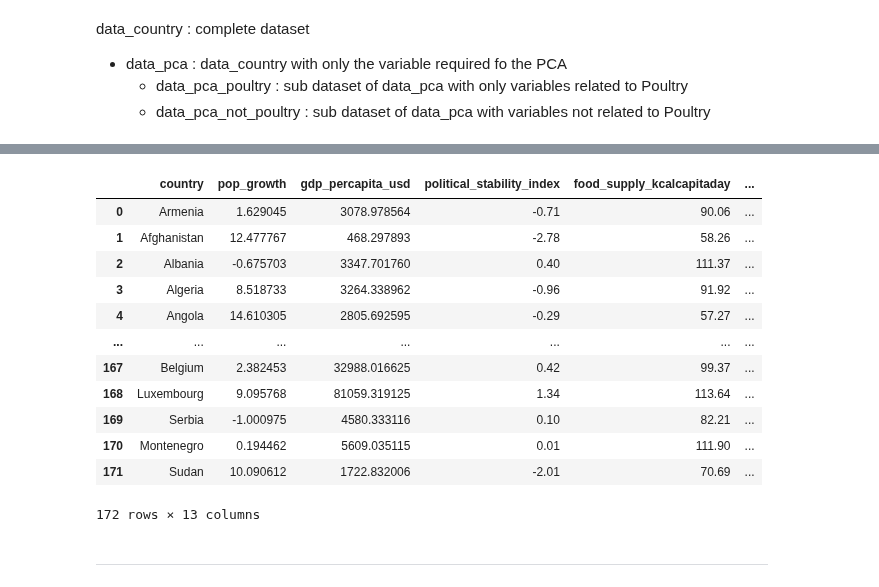
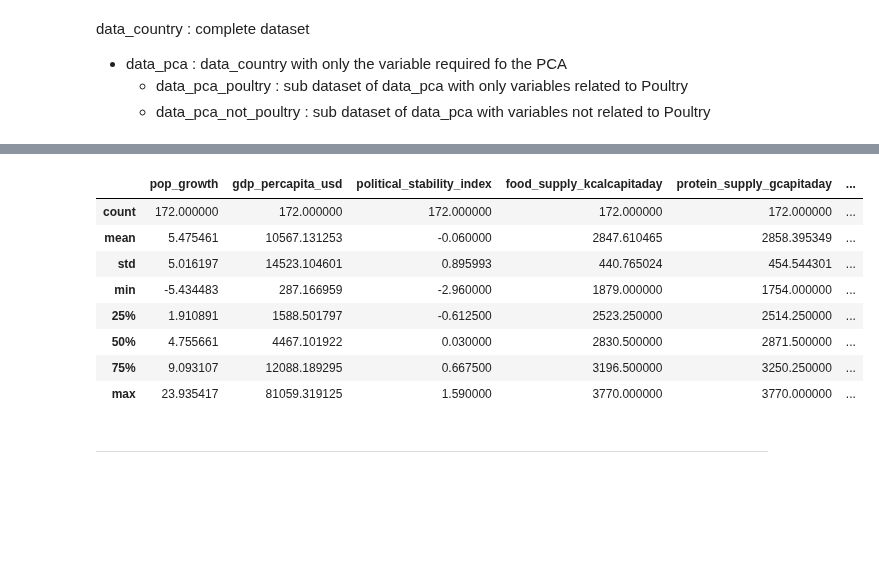
Before and after one commit to Michael-Orange/MarketStudy_ChickenExports_OC, a Jupyter notebook: P5_preparation.ipynb, the cells around one changed output, grey strips where cells are left out. Saved outputs shown, nothing was run; the diff lists cells and outputs as text; code cells hidden in the pictures; blank space fills up the shorter version.

```diff
--- a/P5_preparation.ipynb
+++ b/P5_preparation.ipynb
@@ -284,7 +279,7 @@ data_country.drop(['food_supply_kcalcapitaday_2013' , 'protein_supply_gcapitaday
        'protein_supply_animal_gcapitaday_2013',
        'protein_supply_animal_gcapitaday', 'protein_supply_animal_kg',
        'protein_supply_animal_kg_2013',
-       'protein_animal_over_protein_2013'], axis = 1, inplace=True)
+       'protein_animal_over_protein_2013',  'dom_supply_tons_2013'], axis = 1, inplace=True)
 # %% [markdown]
 <h3>Poultry key data</h3><a id='poultry'></a>
 # %% [markdown]
@@ -303,6 +309,6 @@ Poultry composition:
 # %%
 temp = data.loc[data['item'] == 'Poultry Meat'].pivot_table(index=['country_code', 'country'], columns=['year'], \
-                                                            values=[ 'domestic_supply_quantity', 'production', 'import_quantity', 'export_quantity', 'food'], aggfunc=sum)
+                                                            values=[ 'domestic_supply_quantity', 'production', 'import_quantity', 'export_quantity', 'protein_supply_quantity_gcapitaday'], aggfunc=sum)
 
 temp.columns = ['dom_supply_poultry_tons_2013', 'dom_supply_poultry_tons',
                 'prod_poultry_tons_2013', 'prod_poultry_tons',
@@ -313,7 +319,7 @@ temp.columns = ['dom_supply_poultry_tons_2013', 'dom_supply_poultry_tons',
 temp.reset_index(inplace=True)
 
 #convert 1000 tons to tons
-for z in temp.iloc[:, list(range(2, len(temp.columns)))].columns:
+for z in temp.iloc[:, list(range(2, len(temp.columns)-2))].columns:
     temp[str(z)] = temp[str(z)] * 1000
 
 data_country = pd.merge(data_country, temp, how='left')
@@ -343,7 +349,7 @@ for (x,y, z) in [('net_import_poultry_tons_2013','net_import_poultry_tons', 'gro
 # %%
 #remove column not needed for the analysis
 data_country.drop(['dom_supply_poultry_tons_2013', 'prod_poultry_tons_2013', 'import_poultry_tons_2013', 'export_poultry_tons_2013',
-                   'export_poultry_tons', 'protein_poultry_gcapitaday_2013', 'net_import_poultry_tons_2013']
+                   'export_poultry_tons', 'net_import_poultry_tons_2013', 'protein_poultry_gcapitaday_2013']
                   , axis = 1, inplace=True)
 # %% [markdown]
 <hr>
@@ -460,25 +468,21 @@ Index(['country', 'food_supply_kcalcapitaday', 'protein_supply_gcapitaday',
 # variables to be used on the PCA
 data_pca = data_country[['country', 'pop_growth', 'gdp_percapita_usd',  'political_stability_index',
         'food_supply_kcalcapitaday', 'protein_supply_gcapitaday',
-        'protein_animal_over_protein', 'growth_protein_animal_gcapitaday',
+        'protein_animal_over_protein',
        'protein_poultry_gcapitaday',
-        'prod_poultry_over_domsupply', 'import_poultry_over_domsupply', 'net_import_poultry_over_domsupply',
-        'growth_net_import_poultry', ]]
+        'prod_poultry_over_domsupply', 'net_import_poultry_over_domsupply',
+        'growth_net_import_poultry']]
 # %%
-data_pca
+data_pca.describe()
 # %% [output]
-|  | country | pop_growth | gdp_percapita_usd | political_stability_index | food_supply_kcalcapitaday | ... |
-| 0 | Armenia | 1.629045 | 3078.978564 | -0.71 | 90.06 | ... |
-| 1 | Afghanistan | 12.477767 | 468.297893 | -2.78 | 58.26 | ... |
-| 2 | Albania | -0.675703 | 3347.701760 | 0.40 | 111.37 | ... |
-| 3 | Algeria | 8.518733 | 3264.338962 | -0.96 | 91.92 | ... |
-| 4 | Angola | 14.610305 | 2805.692595 | -0.29 | 57.27 | ... |
-| ... | ... | ... | ... | ... | ... | ... |
-| 167 | Belgium | 2.382453 | 32988.016625 | 0.42 | 99.37 | ... |
-| 168 | Luxembourg | 9.095768 | 81059.319125 | 1.34 | 113.64 | ... |
-| 169 | Serbia | -1.000975 | 4580.333116 | 0.10 | 82.21 | ... |
-| 170 | Montenegro | 0.194462 | 5609.035115 | 0.01 | 111.90 | ... |
-| 171 | Sudan | 10.090612 | 1722.832006 | -2.01 | 70.69 | ... |
+|  | pop_growth | gdp_percapita_usd | political_stability_index | food_supply_kcalcapitaday | protein_supply_gcapitaday | ... |
+| count | 172.000000 | 172.000000 | 172.000000 | 172.000000 | 172.000000 | ... |
+| mean | 5.475461 | 10567.131253 | -0.060000 | 2847.610465 | 2858.395349 | ... |
+| std | 5.016197 | 14523.104601 | 0.895993 | 440.765024 | 454.544301 | ... |
+| min | -5.434483 | 287.166959 | -2.960000 | 1879.000000 | 1754.000000 | ... |
+| 25% | 1.910891 | 1588.501797 | -0.612500 | 2523.250000 | 2514.250000 | ... |
+| 50% | 4.755661 | 4467.101922 | 0.030000 | 2830.500000 | 2871.500000 | ... |
+| 75% | 9.093107 | 12088.189295 | 0.667500 | 3196.500000 | 3250.250000 | ... |
+| max | 23.935417 | 81059.319125 | 1.590000 | 3770.000000 | 3770.000000 | ... |
-172 rows × 13 columns
 # %%
 # subset of data_pca with only data related to Poultry and Chicken
```
Also changed, not shown: parts of 13 cells of this notebook, 7 other files.
